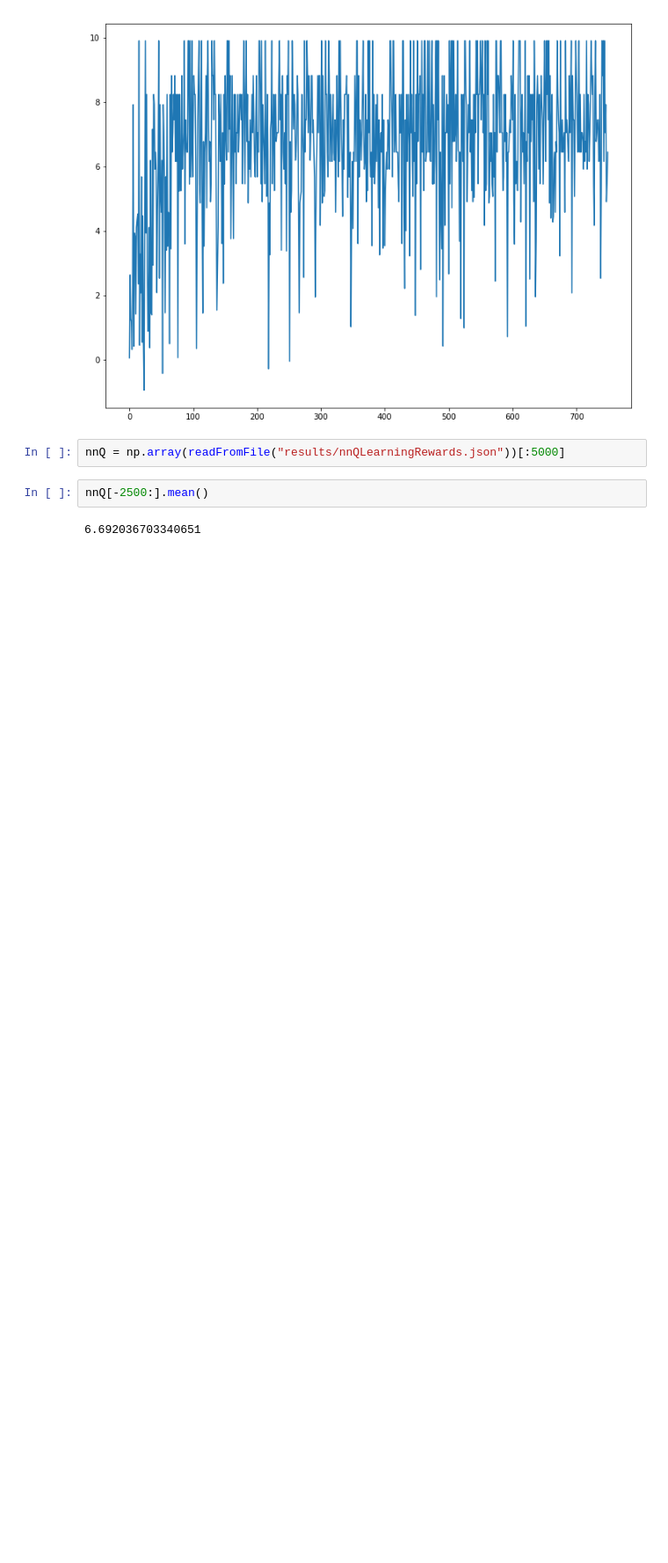
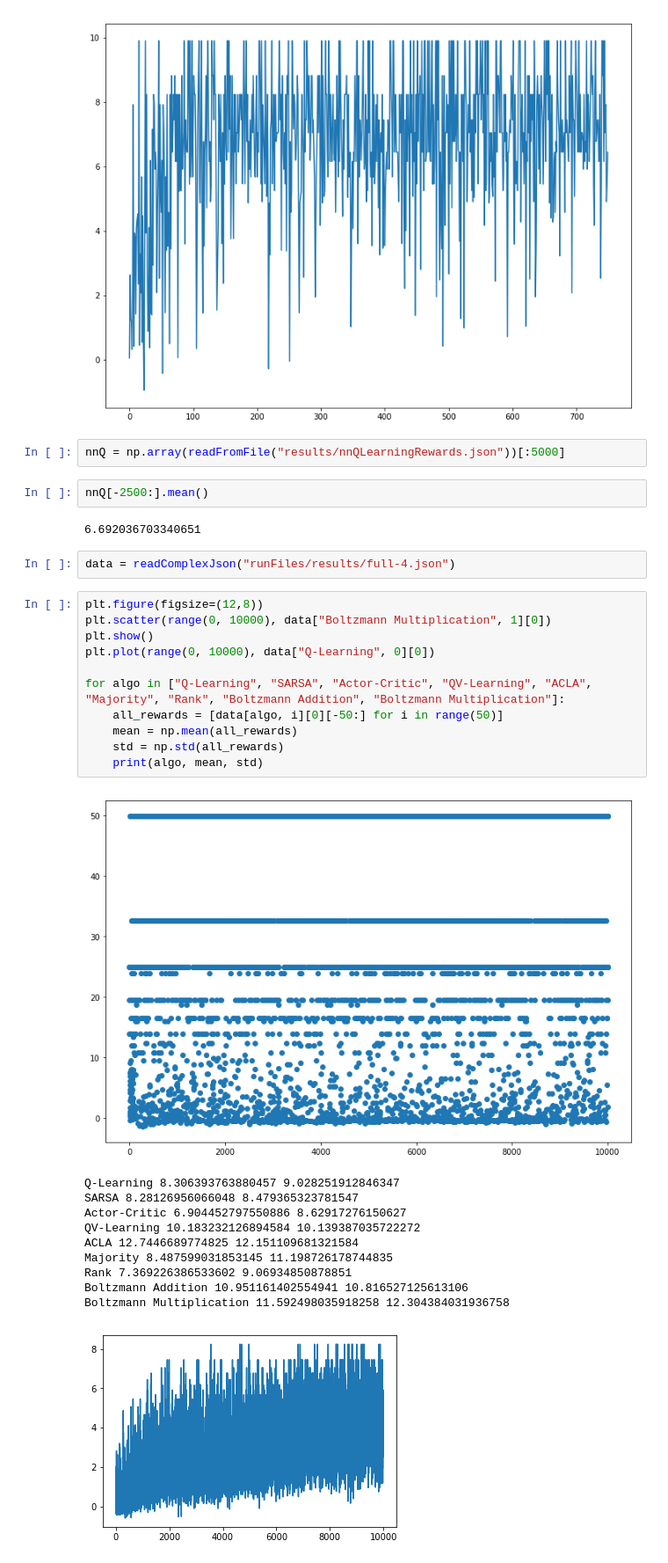
Before and after one commit to BenjaminEngelman/Game-Theory-Final-Project, a Jupyter notebook: Plots.ipynb, the cells around one changed output. Shown: that part at 88% size. Saved outputs shown, nothing was run; the diff lists cells and outputs as text; blank space fills up the shorter version.

```diff
--- a/Plots.ipynb
+++ b/Plots.ipynb
@@ -190,3 +190,28 @@ nnQ = np.array(readFromFile("results/nnQLearningRewards.json"))[:5000]
 nnQ[-2500:].mean()
 # %% [output]
 6.692036703340651
+# %%
+data = readComplexJson("runFiles/results/full-4.json")
+# %%
+plt.figure(figsize=(12,8))
+plt.scatter(range(0, 10000), data["Boltzmann Multiplication", 1][0])
+plt.show()
+plt.plot(range(0, 10000), data["Q-Learning", 0][0])
+
+for algo in ["Q-Learning", "SARSA", "Actor-Critic", "QV-Learning", "ACLA", "Majority", "Rank", "Boltzmann Addition", "Boltzmann Multiplication"]:
+    all_rewards = [data[algo, i][0][-50:] for i in range(50)]
+    mean = np.mean(all_rewards)
+    std = np.std(all_rewards)
+    print(algo, mean, std)
+# %% [output]
+[figure, added]
+Q-Learning 8.306393763880457 9.028251912846347
+SARSA 8.28126956066048 8.479365323781547
+Actor-Critic 6.904452797550886 8.62917276150627
+QV-Learning 10.183232126894584 10.139387035722272
+ACLA 12.7446689774825 12.151109681321584
+Majority 8.487599031853145 11.198726178744835
+Rank 7.369226386533602 9.06934850878851
+Boltzmann Addition 10.951161402554941 10.816527125613106
+Boltzmann Multiplication 11.592498035918258 12.304384031936758
+[figure, added]
```
Also changed, not shown: 1 other file.
